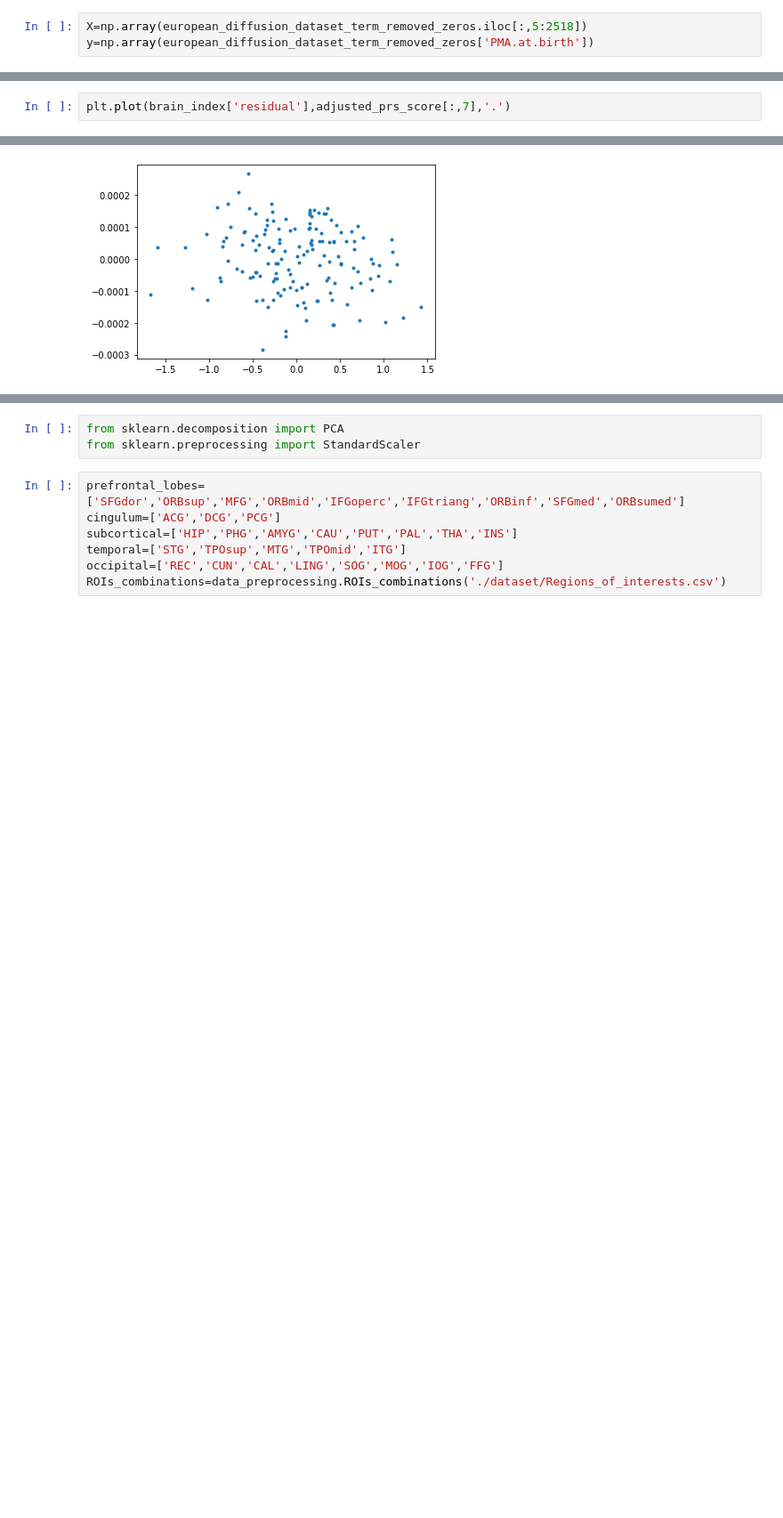
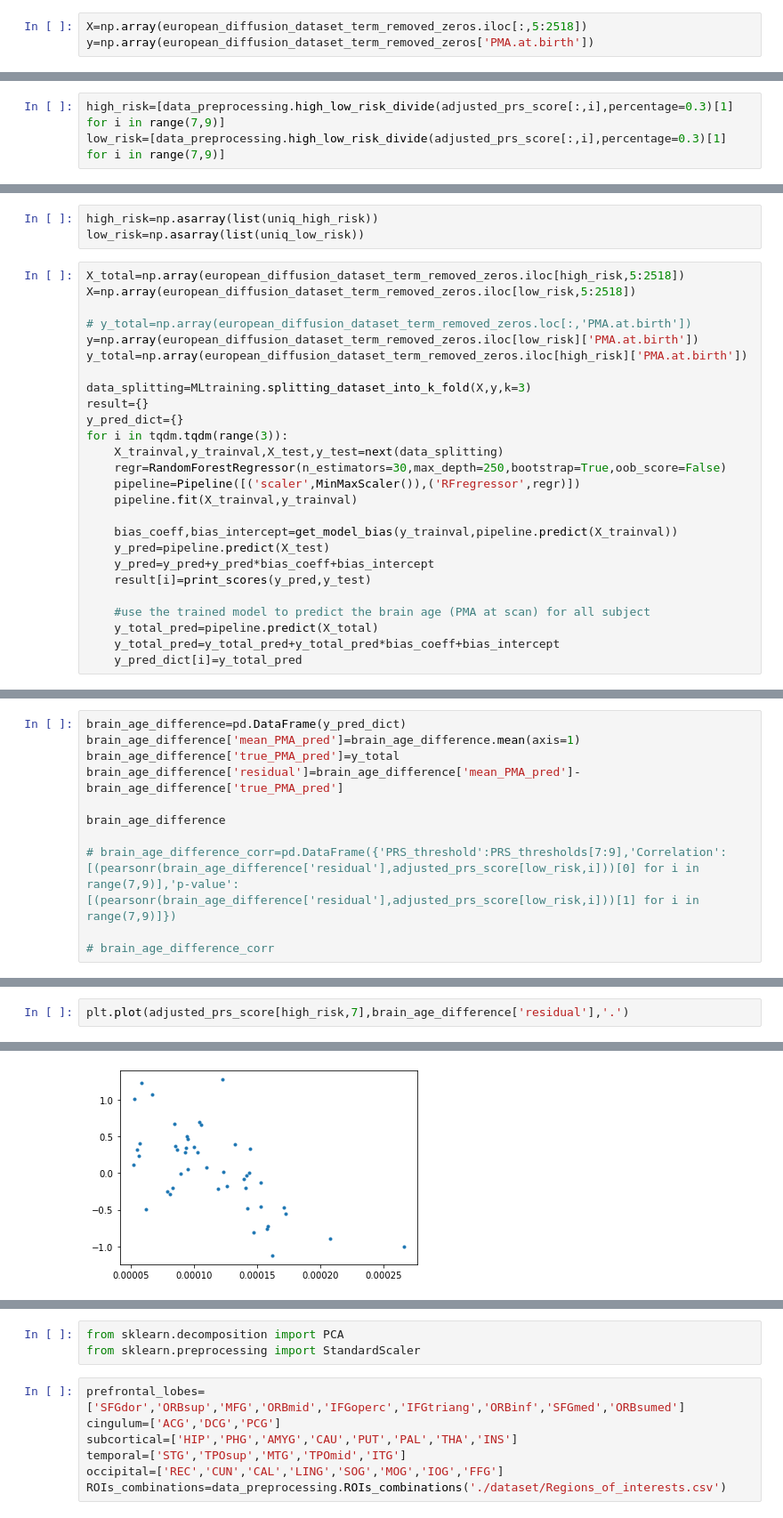
Before and after one commit to lehai-ml/schizophrenia_PRS, a Jupyter notebook: notebooks_results/dHCP/5_dHCP_model_training.ipynb, the cells around one changed output, grey strips where cells are left out. Shown at 89% size. Drawn from its saved outputs; the diff is of its cells as text; blank space fills up the shorter version.

```diff
--- a/notebooks_results/dHCP/5_dHCP_model_training.ipynb
+++ b/notebooks_results/dHCP/5_dHCP_model_training.ipynb
@@ -165,0 +194,3 @@ brain_index_corr
+# %%
+high_risk=[data_preprocessing.high_low_risk_divide(adjusted_prs_score[:,i],percentage=0.3)[1] for i in range(7,9)]
+low_risk=[data_preprocessing.high_low_risk_divide(adjusted_prs_score[:,i],percentage=0.3)[1] for i in range(7,9)]
@@ -165,0 +209,29 @@ brain_index_corr
+# %%
+high_risk=np.asarray(list(uniq_high_risk))
+low_risk=np.asarray(list(uniq_low_risk))
+# %%
+X_total=np.array(european_diffusion_dataset_term_removed_zeros.iloc[high_risk,5:2518])
+X=np.array(european_diffusion_dataset_term_removed_zeros.iloc[low_risk,5:2518])
+
+# y_total=np.array(european_diffusion_dataset_term_removed_zeros.loc[:,'PMA.at.birth'])
+y=np.array(european_diffusion_dataset_term_removed_zeros.iloc[low_risk]['PMA.at.birth'])
+y_total=np.array(european_diffusion_dataset_term_removed_zeros.iloc[high_risk]['PMA.at.birth'])
+
+data_splitting=MLtraining.splitting_dataset_into_k_fold(X,y,k=3)
+result={}
+y_pred_dict={}
+for i in tqdm.tqdm(range(3)):
+    X_trainval,y_trainval,X_test,y_test=next(data_splitting)
+    regr=RandomForestRegressor(n_estimators=30,max_depth=250,bootstrap=True,oob_score=False)
+    pipeline=Pipeline([('scaler',MinMaxScaler()),('RFregressor',regr)])
+    pipeline.fit(X_trainval,y_trainval)
+
+    bias_coeff,bias_intercept=get_model_bias(y_trainval,pipeline.predict(X_trainval))
+    y_pred=pipeline.predict(X_test)
+    y_pred=y_pred+y_pred*bias_coeff+bias_intercept
+    result[i]=print_scores(y_pred,y_test)
+
+    #use the trained model to predict the brain age (PMA at scan) for all subject
+    y_total_pred=pipeline.predict(X_total)
+    y_total_pred=y_total_pred+y_total_pred*bias_coeff+bias_intercept
+    y_pred_dict[i]=y_total_pred
@@ -165,0 +297,11 @@ brain_index_corr
+# %%
+brain_age_difference=pd.DataFrame(y_pred_dict)
+brain_age_difference['mean_PMA_pred']=brain_age_difference.mean(axis=1)
+brain_age_difference['true_PMA_pred']=y_total
+brain_age_difference['residual']=brain_age_difference['mean_PMA_pred']-brain_age_difference['true_PMA_pred']
+
+brain_age_difference
+
+# brain_age_difference_corr=pd.DataFrame({'PRS_threshold':PRS_thresholds[7:9],'Correlation':[(pearsonr(brain_age_difference['residual'],adjusted_prs_score[low_risk,i]))[0] for i in range(7,9)],'p-value':[(pearsonr(brain_age_difference['residual'],adjusted_prs_score[low_risk,i]))[1] for i in range(7,9)]})
+
+# brain_age_difference_corr
@@ -166,5 +334,5 @@ brain_index_corr
 # %%
-plt.plot(brain_index['residual'],adjusted_prs_score[:,7],'.')
+plt.plot(adjusted_prs_score[high_risk,7],brain_age_difference['residual'],'.')
 # %% [output]
 [<matplotlib.lines.Line2D at 0x...>]
-[figure, old version]
+[figure, new version]
```
Also changed, not shown: parts of 59 cells of this notebook, 5 other files.
